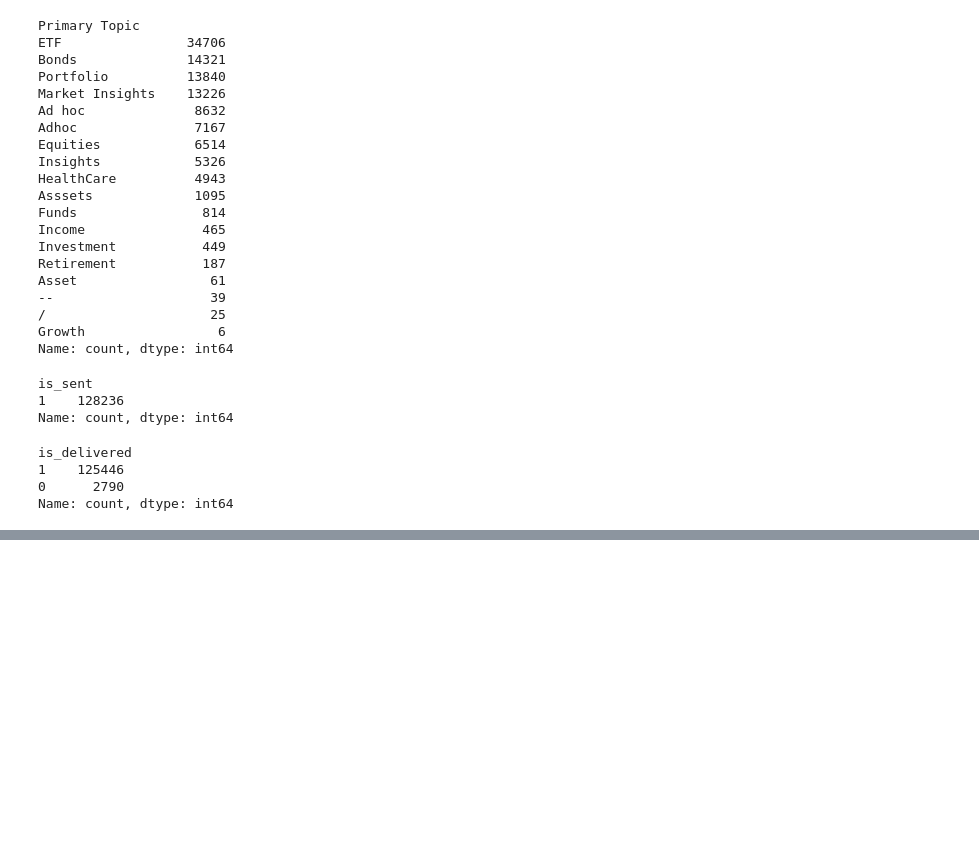
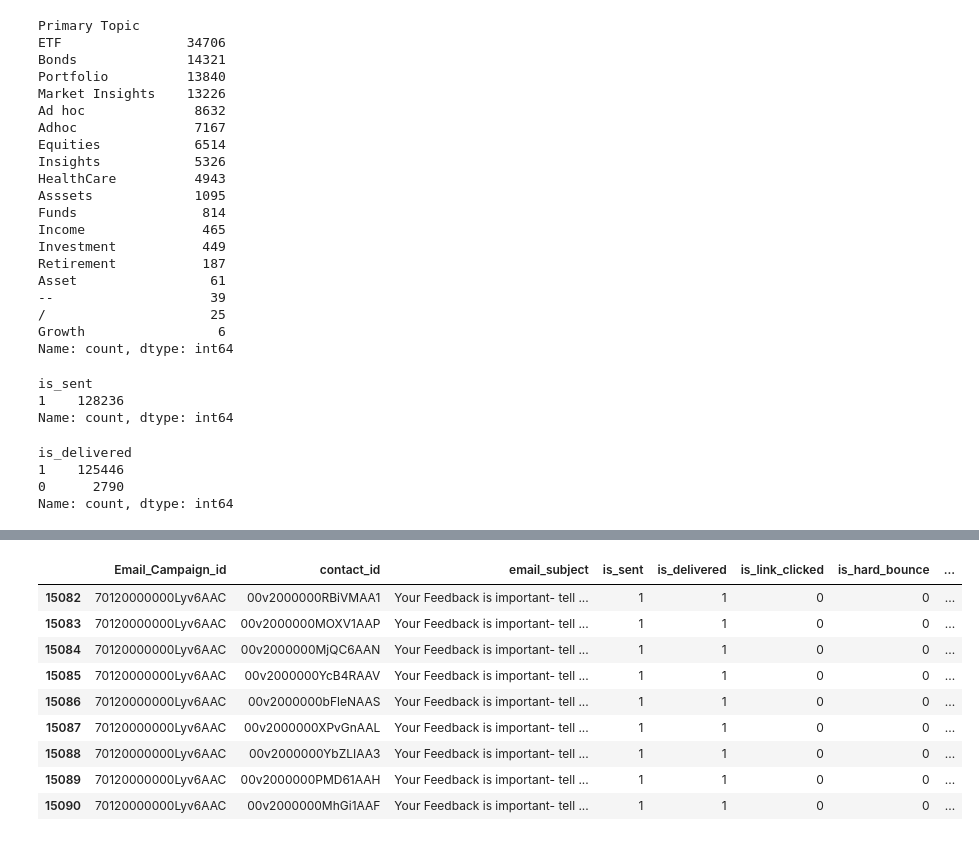
Before and after one commit to dsu1na/mi_jpmc_assignment, a Jupyter notebook: exploratory_analysis/email_campaign.ipynb, the cells around one changed output, grey strips where cells are left out. Saved outputs shown, nothing was run; the diff lists cells and outputs as text; code cells hidden in the pictures; blank space fills up the shorter version.

```diff
--- a/exploratory_analysis/email_campaign.ipynb
+++ b/exploratory_analysis/email_campaign.ipynb
@@ -133,0 +329,14 @@ Name: count, dtype: int64
+# %%
+email_df[(email_df["email_subject"].str.contains("pharma Insights")) \
+& (email_df["Primary Topic"] == "Ad hoc")]
+# %% [output]
+|  | Email_Campaign_id | contact_id | email_subject | is_sent | is_delivered | is_link_clicked | is_hard_bounce | ... |
+| 15082 | 70120000000Lyv6AAC | 00v2000000RBiVMAA1 | Your Feedback is important- tell ... | 1 | 1 | 0 | 0 | ... |
+| 15083 | 70120000000Lyv6AAC | 00v2000000MOXV1AAP | Your Feedback is important- tell ... | 1 | 1 | 0 | 0 | ... |
+| 15084 | 70120000000Lyv6AAC | 00v2000000MjQC6AAN | Your Feedback is important- tell ... | 1 | 1 | 0 | 0 | ... |
+| 15085 | 70120000000Lyv6AAC | 00v2000000YcB4RAAV | Your Feedback is important- tell ... | 1 | 1 | 0 | 0 | ... |
+| 15086 | 70120000000Lyv6AAC | 00v2000000bFleNAAS | Your Feedback is important- tell ... | 1 | 1 | 0 | 0 | ... |
+| 15087 | 70120000000Lyv6AAC | 00v2000000XPvGnAAL | Your Feedback is important- tell ... | 1 | 1 | 0 | 0 | ... |
+| 15088 | 70120000000Lyv6AAC | 00v2000000YbZLIAA3 | Your Feedback is important- tell ... | 1 | 1 | 0 | 0 | ... |
+| 15089 | 70120000000Lyv6AAC | 00v2000000PMD61AAH | Your Feedback is important- tell ... | 1 | 1 | 0 | 0 | ... |
+| 15090 | 70120000000Lyv6AAC | 00v2000000MhGi1AAF | Your Feedback is important- tell ... | 1 | 1 | 0 | 0 | ... |
```
Also changed, not shown: parts of 28 cells of this notebook, 5 other files.
